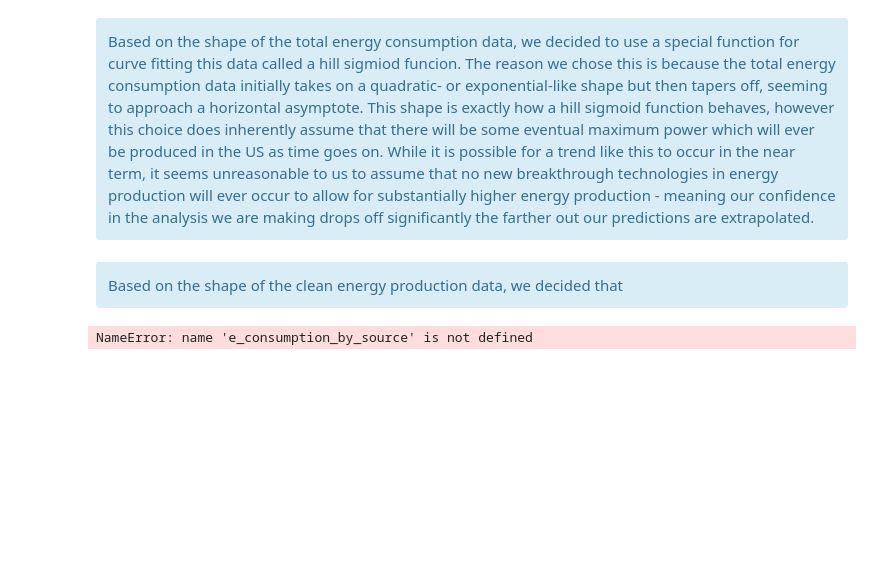
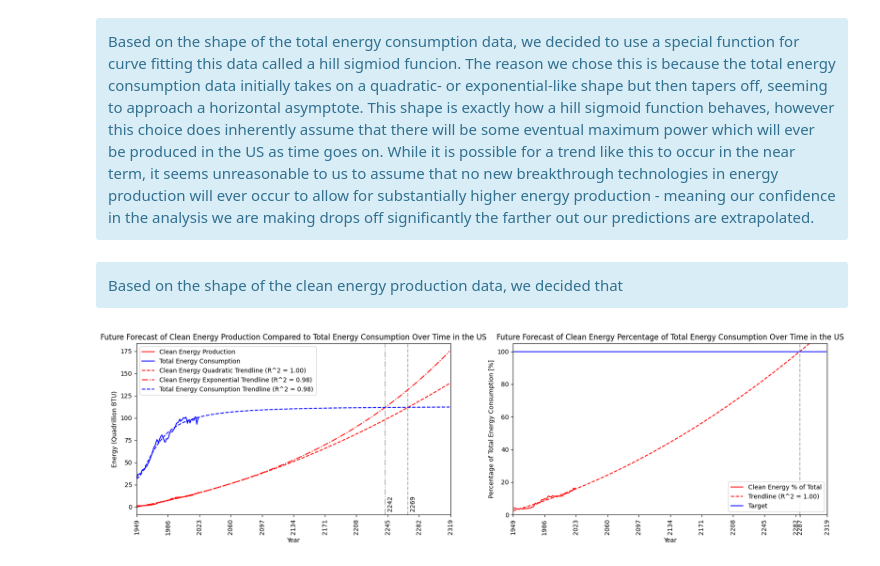
Before and after one commit to peterlecavalier/clean-energy-report, a Jupyter notebook: final_project.ipynb, the cells around one changed output. Saved outputs shown, nothing was run; the diff lists cells and outputs as text; code cells hidden in the pictures; blank space fills up the shorter version.

```diff
--- a/final_project.ipynb
+++ b/final_project.ipynb
@@ -78,7 +78,7 @@ Based on the shape of the clean energy production data, we decided that
 # %%
 # Define an exponential function to use for curve fitting later
 def exponential(x, a, b, c):
-    return a * np.exp(-b * x) + c
+    return a * b ** x + c
 # %%
 # Create a list of years to forecast trendlines out to 2050
 xmin = e_consumption_by_source['Annual Total'][0]
@@ -111,7 +111,7 @@ clean_x_modified   = clean_energy['Annual Total'] - xmin
 clean_y_modified   = clean_energy['Total'] - clean_start_energy
 
 # Perform curve fitting using the exponential function defined earlier for clean energy production
-clean_exp_popt, clean_exp_pcov = curve_fit(exponential, clean_x_modified, clean_y_modified, p0=[1, 1, 1])
+clean_exp_popt, clean_exp_pcov = curve_fit(exponential, clean_x_modified, clean_y_modified, p0=[1, 1, 1], maxfev=3000)
 
 # Store the values of the curve fit extrapolated out to the final date set above
 clean_exp_val_predictive = exponential(future_years_mod, *clean_exp_popt) + clean_start_energy
@@ -129,15 +129,20 @@ predictive_clean_percentage_fit = np.polyfit(clean_energy['Annual Total'], clean
 r_squared_clean_percentage      = np.corrcoef(clean_energy['Annual Total'], np.polyval(predictive_clean_percentage_fit, clean_energy['Annual Total']))[0, 1] ** 2
 predictive_clean_percentage_val = np.polyval(predictive_clean_percentage_fit, future_years)
 
+# Create a trendline for the clean energy perentage as an exponential function
+
+
+#### Left Plot ####
+
 # Create a 1x2 subplot
 fig2, ax2 = plt.subplots(1, 2, figsize=(20, 5))
 
 # Plot the trendlines
 ax2[0].plot(clean_energy['Annual Total'], clean_energy['Total'], color='r', label='Clean Energy Production')
 ax2[0].plot(e_consumption_by_source['Annual Total'], e_consumption_by_source['Total Primary Energy Consumption'], color='b', label='Total Energy Consumption')
-ax2[0].plot(future_years, predictive_clean_quad_val, color='r', linestyle='--', label=f'Clean Energy Trendline (R^2 = {r_squared_clean_quad:.2f})')
-# ax2[0].plot(future_years, np.polyval(predictive_total, future_years), color='b', linestyle='--', label=f'Total Energy Consumption Trendline (R^2 = {r_squared_total:.2f})')
-ax2[0].plot(future_years, predictive_total_val, color='b', linestyle='--', label=f'Total Energy Consumption Trendline (R^2 = {r_squared_total:.2f})')
+ax2[0].plot(future_years, clean_quad_val_predictive, color='r', linestyle='--', label=f'Clean Energy Quadratic Trendline (R^2 = {clean_quad_r_squared:.2f})')
+ax2[0].plot(future_years, clean_exp_val_predictive, color='r', linestyle='-.', label=f'Clean Energy Exponential Trendline (R^2 = {clean_exp_r_squared:.2f})')
+ax2[0].plot(future_years, total_val_predictive, color='b', linestyle='--', label=f'Total Energy Consumption Trendline (R^2 = {total_r_squared:.2f})')
 ax2[0].set_xlabel('Year')
 ax2[0].set_ylabel('Energy (Quadrillion BTU)')
 ax2[0].legend()
@@ -146,50 +151,50 @@ ax2[0].set_xticks(ticks)
 ax2[0].tick_params(axis='x', rotation=90)
 ax2[0].set_title('Future Forecast of Clean Energy Production Compared to Total Energy Consumption Over Time in the US')
 
-# Get the closest point on both trendlines
-closest_val = min(abs(predictive_total_val - predictive_clean_quad_val))
+# Get the closest point between quadratic clean energy trendline and total energy consumption trendline and return the year they cross
+closest_val_quad = min(abs(total_val_predictive - clean_quad_val_predictive))
+cross_year_quad  = future_years[abs(total_val_predictive - clean_quad_val_predictive) == closest_val_quad][0]
 
-# Get the year the trendlines cross
-cross_year = future_years[abs(predictive_total_val - predictive_clean_quad_val) == closest_val][0]
-
-# Print the year the trendlines cross
-# print(f'The trendlines cross in {cross_year:.0f}.')
+# Get the closest point between exponential clean energy trendline and total energy consumption trendline and return the year they cross
+closest_val_exp = min(abs(total_val_predictive - clean_exp_val_predictive))
+cross_year_exp  = future_years[abs(total_val_predictive - clean_exp_val_predictive) == closest_val_exp][0]
 
 # Add a dotted vertial grey line at the year the trendlines cross with 0.6 transparency
-ax2[0].axvline(x=cross_year, color='grey', linestyle='--', alpha=0.6)
+ax2[0].axvline(x=cross_year_quad, color='grey', linestyle='--', alpha=0.6)
+ax2[0].axvline(x=cross_year_exp , color='grey', linestyle='-.', alpha=0.6)
 
-# Add an additional tick label at the year the trendlines cross
-ax2[0].set_xticks(np.append(ticks, cross_year))
+# Add the crossing year as text on the plot positioned next to the vertical line
+ax2[0].text(cross_year_quad + 2, -5, f'{cross_year_quad:.0f}', rotation=90, verticalalignment='bottom', horizontalalignment='left')
+ax2[0].text(cross_year_exp + 2, -5, f'{cross_year_exp:.0f}', rotation=90, verticalalignment='bottom', horizontalalignment='left')
+
+#### Right Plot ####
 
 # Plot the clean energy production as a percentage of total energy consumption trendline
 ax2[1].plot(clean_energy['Annual Total'], clean_energy['Clean_Percentage'], color='r', label='Clean Energy % of Total')
 ax2[1].plot(future_years, predictive_clean_percentage_val, color='r', linestyle='--', label=f'Trendline (R^2 = {r_squared_clean_percentage:.2f})')
 ax2[1].plot(future_years, np.full(len(future_years), 100), color='b', linestyle='-', label=f'Target')
 ax2[1].set_xlabel('Year')
 ax2[1].set_ylabel('Percentage of Total Energy Consumption [%]')
 # Put legend in bottom right corner
 ax2[1].legend(loc='lower right')
 ax2[1].set_xlim(xmin, xmax)
 ax2[1].set_ylim(0, 105)
 ax2[1].set_xticks(ticks)
 ax2[1].tick_params(axis='x', rotation=90)
 ax2[1].set_title('Future Forecast of Clean Energy Percentage of Total Energy Consumption Over Time in the US')
 
 # Get the year when clean energy production is 100% of total energy consumption
 closest_val = min(abs(100 - predictive_clean_percentage_val))
 clean_100 = future_years[abs(100 - predictive_clean_percentage_val) == closest_val][0]
 
-# Print the year when clean energy production is 100% of total energy consumption
-# print(f'Clean energy production will be 100% of total energy consumption in {clean_100:.0f}.')
-
 # Add a dotted vertial grey line at the year when clean energy production is 100% of total energy consumption with 0.6 transparency
 ax2[1].axvline(x=clean_100, color='grey', linestyle='--', alpha=0.6)
 
 # Add an additional tick label at the year when clean energy production is 100% of total energy consumption
 ax2[1].set_xticks(np.append(ticks, clean_100))
 
-print(f'Prediction method 1 (trendline crossing) predicts year: {cross_year:.0f}\nPrediction method 2 (clean e percentage) predicts year: {clean_100:.0f}')
+# print(f'Prediction method 1 (trendline crossing) predicts year: {cross_year:.0f}\nPrediction method 2 (clean e percentage) predicts year: {clean_100:.0f}')
 
 plt.show()
 # %% [output]
-NameError: name 'e_consumption_by_source' is not defined
+[figure, added]
```
